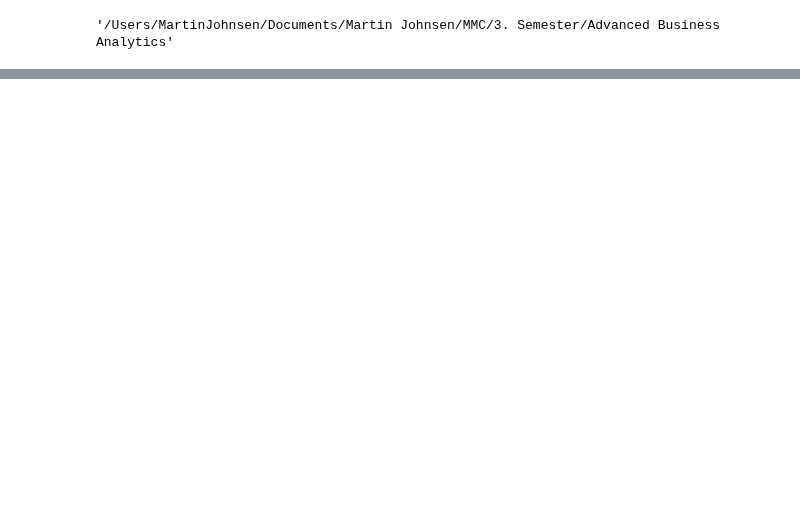
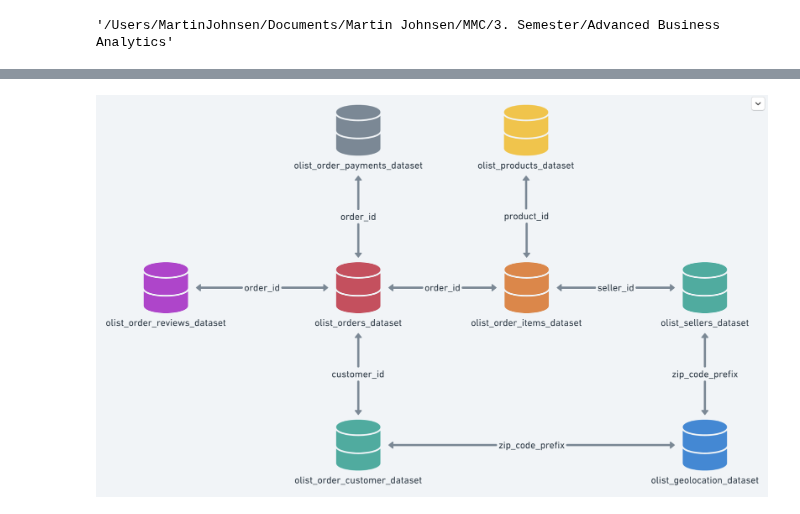
Before and after one commit to MotzWanted/Business_Analytics_Olist, a Jupyter notebook: phase2/Pahse2_recommender_systems.ipynb, the cells around one changed output, grey strips where cells are left out. Cells and saved outputs as stored; diff of their text form; code cells hidden in the pictures; blank space fills up the shorter version.

```diff
--- a/phase2/Pahse2_recommender_systems.ipynb
+++ b/phase2/Pahse2_recommender_systems.ipynb
@@ -14,0 +61,5 @@ df_products = pd.read_csv("/Users/MartinJohnsen/Documents/Martin Johnsen/MMC/3.
+# %%
+Image("data_tables.png")
+#Overview of the different data tables:
+# %% [output]
+[figure, added]
```
Also changed, not shown: parts of 62 cells of this notebook, 1 other file.
